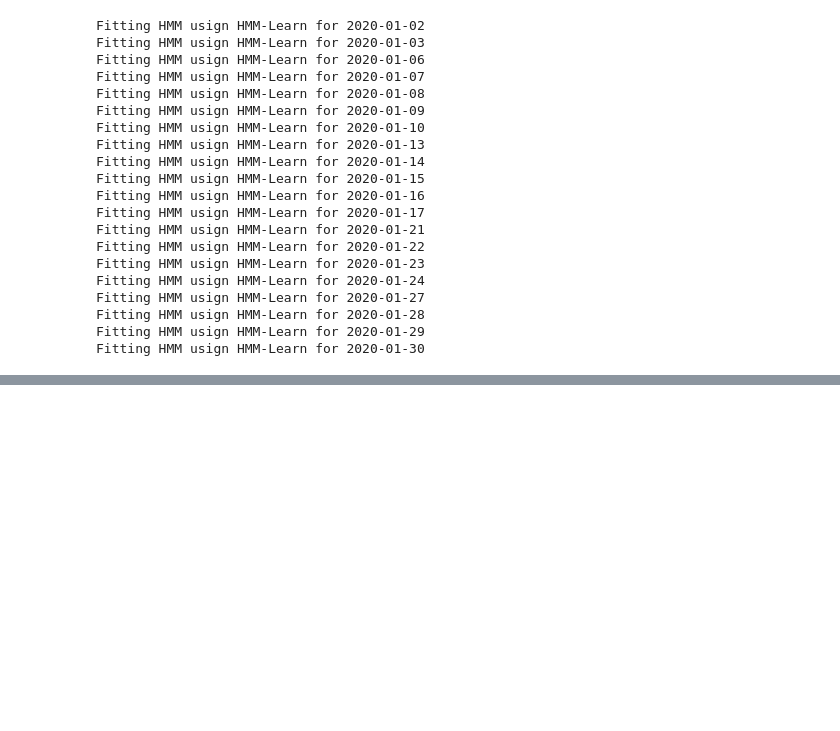
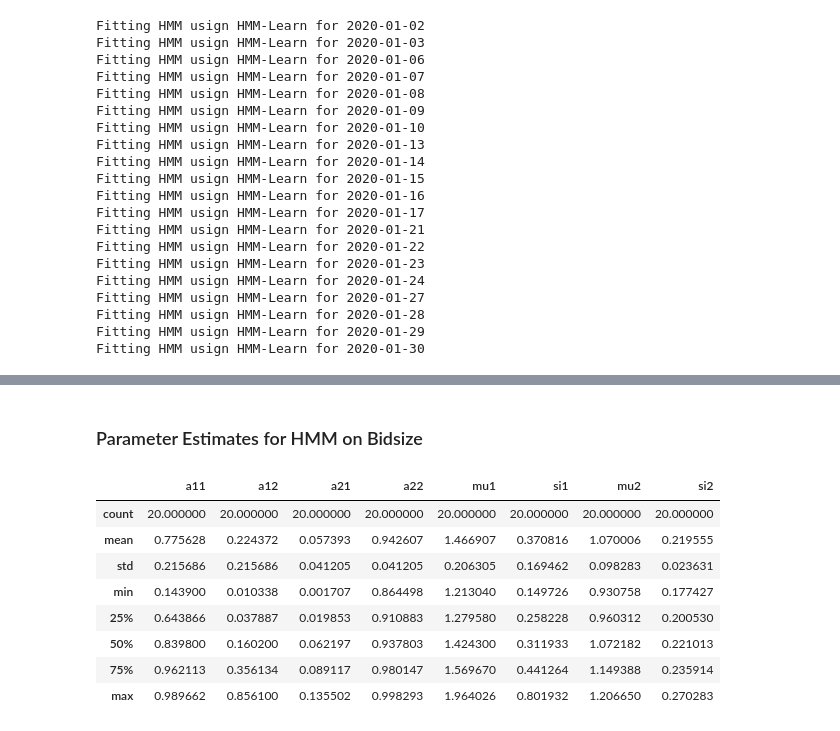
Before and after one commit to jasonbohne123/HMM_LOB_Inference, a Jupyter notebook: daily_hmm_fit.ipynb, the cells around one changed output, grey strips where cells are left out. Saved outputs shown, nothing was run; the diff lists cells and outputs as text; code cells hidden in the pictures; blank space fills up the shorter version.

```diff
--- a/daily_hmm_fit.ipynb
+++ b/daily_hmm_fit.ipynb
@@ -198,0 +270,14 @@ spread_df.describe()
+# %% [markdown]
+### Parameter Estimates for HMM on Bidsize
+# %%
+psg_df['bidsize'].describe()
+# %% [output]
+|  | a11 | a12 | a21 | a22 | mu1 | si1 | mu2 | si2 |
+| count | 20.000000 | 20.000000 | 20.000000 | 20.000000 | 20.000000 | 20.000000 | 20.000000 | 20.000000 |
+| mean | 0.775628 | 0.224372 | 0.057393 | 0.942607 | 1.466907 | 0.370816 | 1.070006 | 0.219555 |
+| std | 0.215686 | 0.215686 | 0.041205 | 0.041205 | 0.206305 | 0.169462 | 0.098283 | 0.023631 |
+| min | 0.143900 | 0.010338 | 0.001707 | 0.864498 | 1.213040 | 0.149726 | 0.930758 | 0.177427 |
+| 25% | 0.643866 | 0.037887 | 0.019853 | 0.910883 | 1.279580 | 0.258228 | 0.960312 | 0.200530 |
+| 50% | 0.839800 | 0.160200 | 0.062197 | 0.937803 | 1.424300 | 0.311933 | 1.072182 | 0.221013 |
+| 75% | 0.962113 | 0.356134 | 0.089117 | 0.980147 | 1.569670 | 0.441264 | 1.149388 | 0.235914 |
+| max | 0.989662 | 0.856100 | 0.135502 | 0.998293 | 1.964026 | 0.801932 | 1.206650 | 0.270283 |
```
Also changed, not shown: parts of 20 cells of this notebook, 9 other files.
